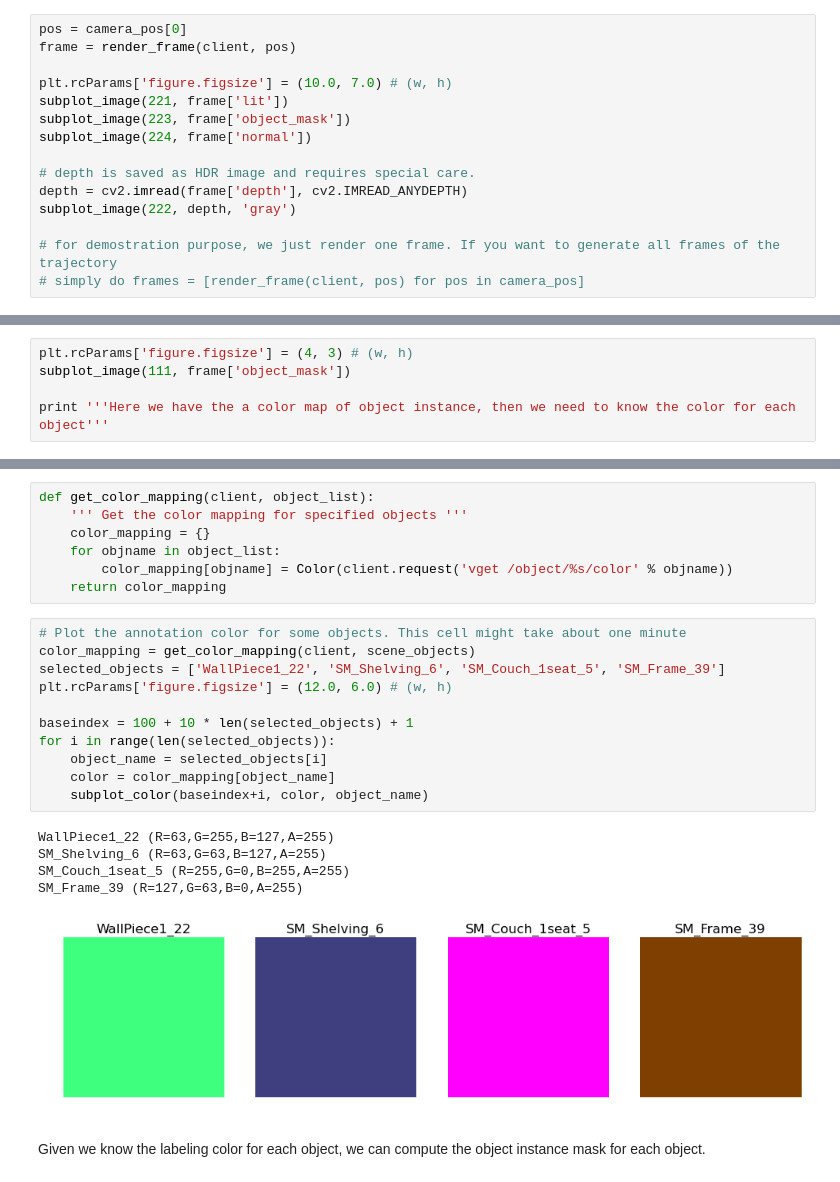
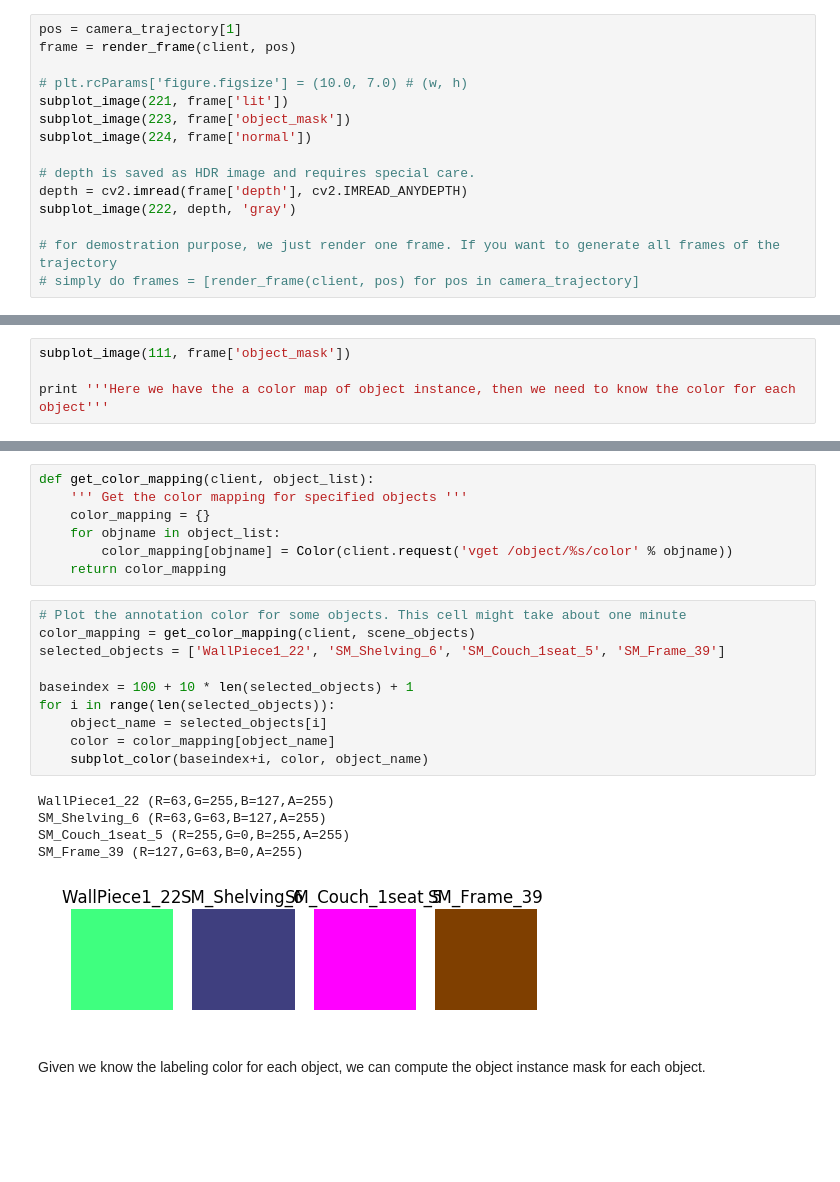
Before and after one commit to unrealcv/unrealcv, a Jupyter notebook: client/examples/generate-images.ipynb, the cells around one changed output, grey strips where cells are left out. Drawn from its saved outputs; the diff is of its cells as text; blank space fills up the shorter version.

Commit message:
Fix errors in the tutorial ipython notebook, make image size smaller.

```diff
--- a/client/examples/generate-images.ipynb
+++ b/client/examples/generate-images.ipynb
@@ -108,10 +92,10 @@ def subplot_image(sub_index, image, param=None):
     plt.imshow(image, param)
     plt.axis('off')
 # %%
-pos = camera_pos[0]
+pos = camera_trajectory[1]
 frame = render_frame(client, pos)
 
-plt.rcParams['figure.figsize'] = (10.0, 7.0) # (w, h)
+# plt.rcParams['figure.figsize'] = (10.0, 7.0) # (w, h)
 subplot_image(221, frame['lit'])
 subplot_image(223, frame['object_mask'])
 subplot_image(224, frame['normal'])
@@ -121,5 +105,5 @@ depth = cv2.imread(frame['depth'], cv2.IMREAD_ANYDEPTH)
 subplot_image(222, depth, 'gray')
 
 # for demostration purpose, we just render one frame. If you want to generate all frames of the trajectory
-# simply do frames = [render_frame(client, pos) for pos in camera_pos]
+# simply do frames = [render_frame(client, pos) for pos in camera_trajectory]
 # %% [output]
@@ -129,7 +113,6 @@ subplot_image(222, depth, 'gray')
 Notice: this is a slow and very inefficient implementation. we are working on improving it.
 If you have suggestion about how to improve, please contact Weichao Qiu (qiuwch@gmail.com)
 # %%
-plt.rcParams['figure.figsize'] = (4, 3) # (w, h)
 subplot_image(111, frame['object_mask'])
 
 print '''Here we have the a color map of object instance, then we need to know the color for each object'''
@@ -176,20 +159,19 @@ def get_color_mapping(client, object_list):
 # %%
 # Plot the annotation color for some objects. This cell might take about one minute
 color_mapping = get_color_mapping(client, scene_objects)
 selected_objects = ['WallPiece1_22', 'SM_Shelving_6', 'SM_Couch_1seat_5', 'SM_Frame_39']
-plt.rcParams['figure.figsize'] = (12.0, 6.0) # (w, h)
 
 baseindex = 100 + 10 * len(selected_objects) + 1
 for i in range(len(selected_objects)):
     object_name = selected_objects[i]
     color = color_mapping[object_name]
     subplot_color(baseindex+i, color, object_name)
 # %% [output]
 WallPiece1_22 (R=63,G=255,B=127,A=255)
 SM_Shelving_6 (R=63,G=63,B=127,A=255)
 SM_Couch_1seat_5 (R=255,G=0,B=255,A=255)
 SM_Frame_39 (R=127,G=63,B=0,A=255)
-[figure, old version]
+[figure, new version]
 # %% [markdown]
 Given we know the labeling color for each object, we can compute the object instance mask for each object.
 # %%
```
Also changed, not shown: parts of 13 cells of this notebook, 1 other file.
